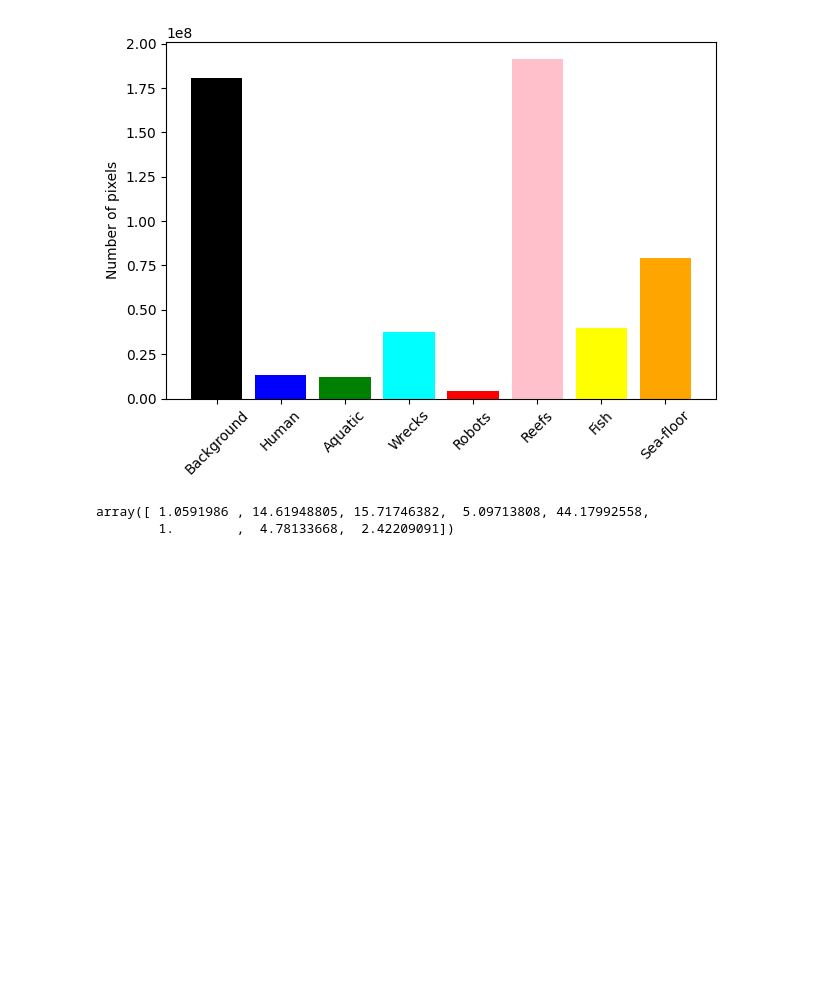
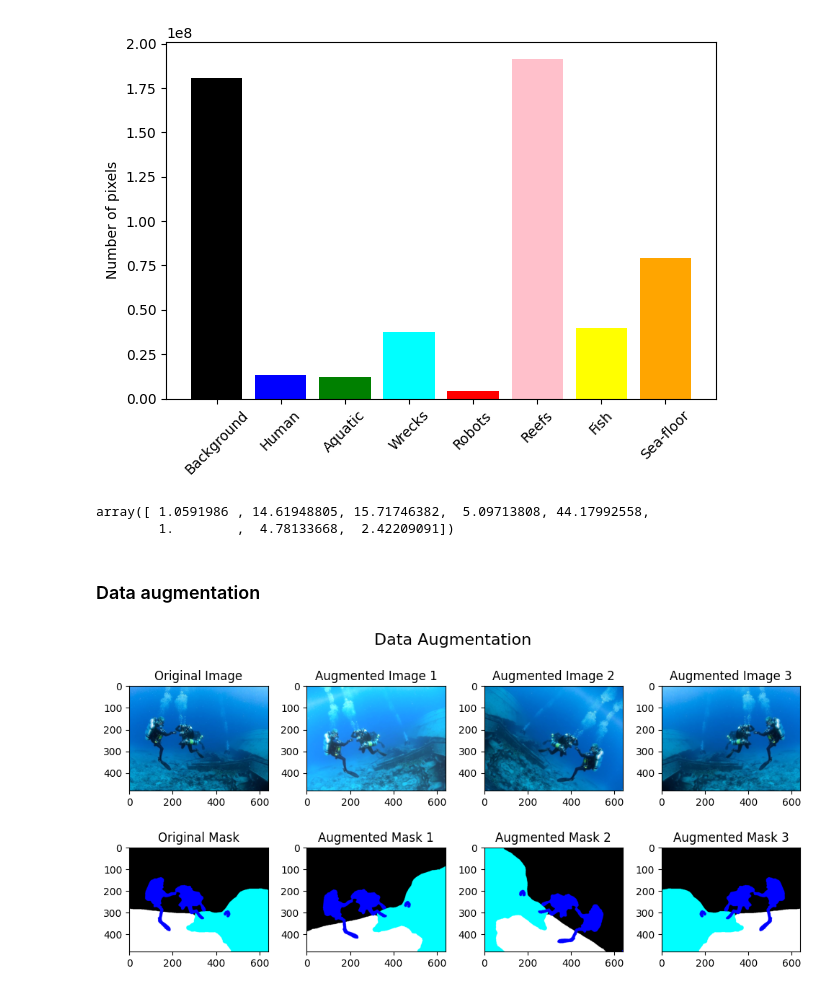
Before and after one commit to AkosKappel/ComputerVision, a Jupyter notebook: assignment-4/EDA.ipynb, the cells around one changed output. Cells and saved outputs as stored; diff of their text form; code cells hidden in the pictures; blank space fills up the shorter version.

Commit message:
data augmentation

```diff
--- a/assignment-4/EDA.ipynb
+++ b/assignment-4/EDA.ipynb
@@ -390,3 +398,49 @@ class_weights
 # %% [output]
 array([ 1.0591986 , 14.61948805, 15.71746382,  5.09713808, 44.17992558,
         1.        ,  4.78133668,  2.42209091])
+# %% [markdown]
+### Data augmentation
+# %%
+import albumentations as A
+
+data_augmentation = A.Compose([
+    A.HorizontalFlip(p=0.5),
+    # A.VerticalFlip(p=0.5),
+    A.Rotate(limit=45, p=0.75, interpolation=cv.INTER_NEAREST, border_mode=cv.BORDER_REFLECT_101),
+    A.OneOf([
+        A.RandomBrightnessContrast(brightness_limit=0.2, contrast_limit=0.2, p=0.5),
+        A.RandomGamma(gamma_limit=(80, 120), p=0.5),
+    ], p=0.75),
+    A.OneOf([
+        A.Blur(blur_limit=3, p=0.5),
+        A.MedianBlur(blur_limit=3, p=0.5),
+    ], p=0.75),
+])
+# %%
+example_image = read_image(train_image_files[0])
+example_mask = read_image(train_mask_files[0])
+
+# Apply data augmentation
+augmented = [data_augmentation(image=example_image, mask=example_mask) for _ in range(3)]
+augmented_images = [a['image'] for a in augmented]
+augmented_masks = [a['mask'] for a in augmented]
+
+# Plot the original and augmented images
+fig, axes = plt.subplots(2, 4, figsize=(10, 5))
+fig.suptitle('Data Augmentation', fontsize=16)
+
+axes[0, 0].imshow(example_image)
+axes[0, 0].set_title('Original Image')
+axes[1, 0].imshow(example_mask)
+axes[1, 0].set_title('Original Mask')
+
+for i, (image, mask) in enumerate(zip(augmented_images, augmented_masks)):
+    axes[0, i + 1].set_title(f'Augmented Image {i + 1}')
+    axes[0, i + 1].imshow(image)
+    axes[1, i + 1].set_title(f'Augmented Mask {i + 1}')
+    axes[1, i + 1].imshow(mask)
+
+plt.tight_layout()
+plt.show()
+# %% [output]
+[figure, added]
```
Also changed, not shown: parts of 8 cells of this notebook, 2 other files.
